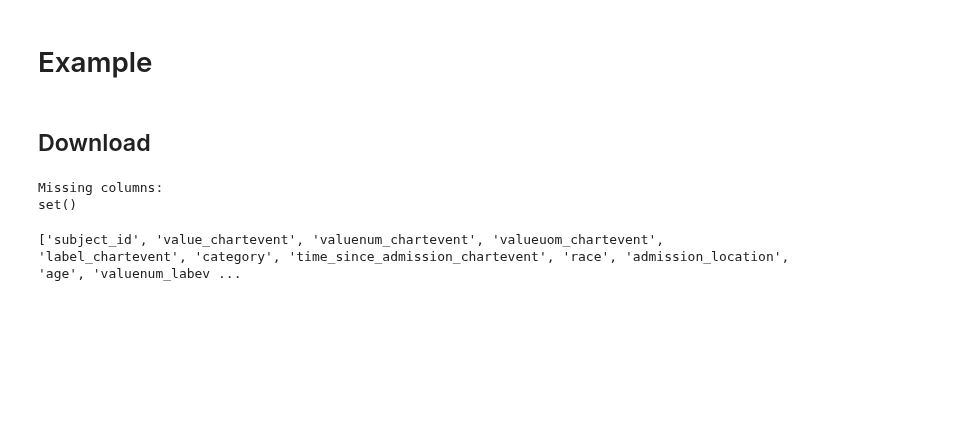
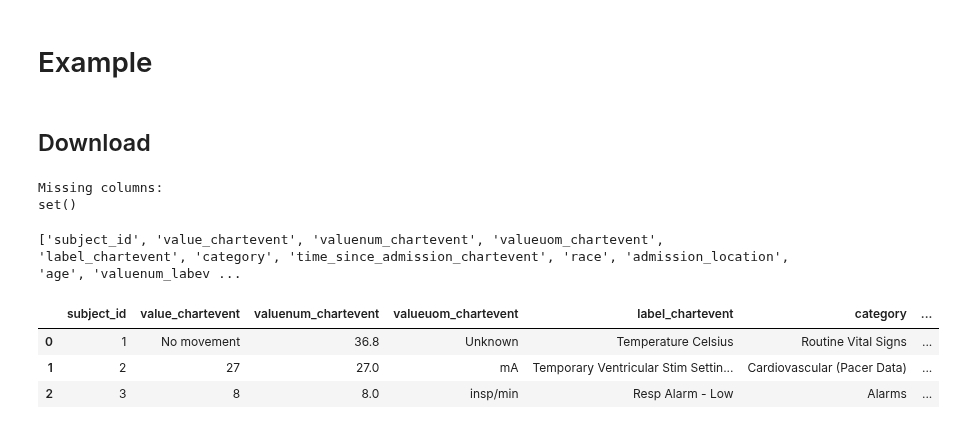
Before and after one commit to CatarinaCosta02/Master_Thesis, a Jupyter notebook: models/Model1.ipynb, the cells around one changed output. Drawn from its saved outputs; the diff is of its cells as text; code cells hidden in the pictures; blank space fills up the shorter version.

```diff
--- a/models/Model1.ipynb
+++ b/models/Model1.ipynb
@@ -239,6 +238,15 @@ set()
 print(case.columns.tolist())
 # %% [output]
 ['subject_id', 'value_chartevent', 'valuenum_chartevent', 'valueuom_chartevent', 'label_chartevent', 'category', 'time_since_admission_chartevent', 'race', 'admission_location', 'age', 'valuenum_labev ...
+# %%
+import pandas as pd
+pd.set_option('display.max_columns', None)  # Mostrar todas as colunas
+display(cases)
+# %% [output]
+|  | subject_id | value_chartevent | valuenum_chartevent | valueuom_chartevent | label_chartevent | category | ... |
+| 0 | 1 | No movement | 36.8 | Unknown | Temperature Celsius | Routine Vital Signs | ... |
+| 1 | 2 | 27 | 27.0 | mA | Temporary Ventricular Stim Settin... | Cardiovascular (Pacer Data) | ... |
+| 2 | 3 | 8 | 8.0 | insp/min | Resp Alarm - Low | Alarms | ... |
 # %%
 preds = pipeline.predict(case)
 print(preds)
```
Also changed, not shown: parts of 6 cells of this notebook.
